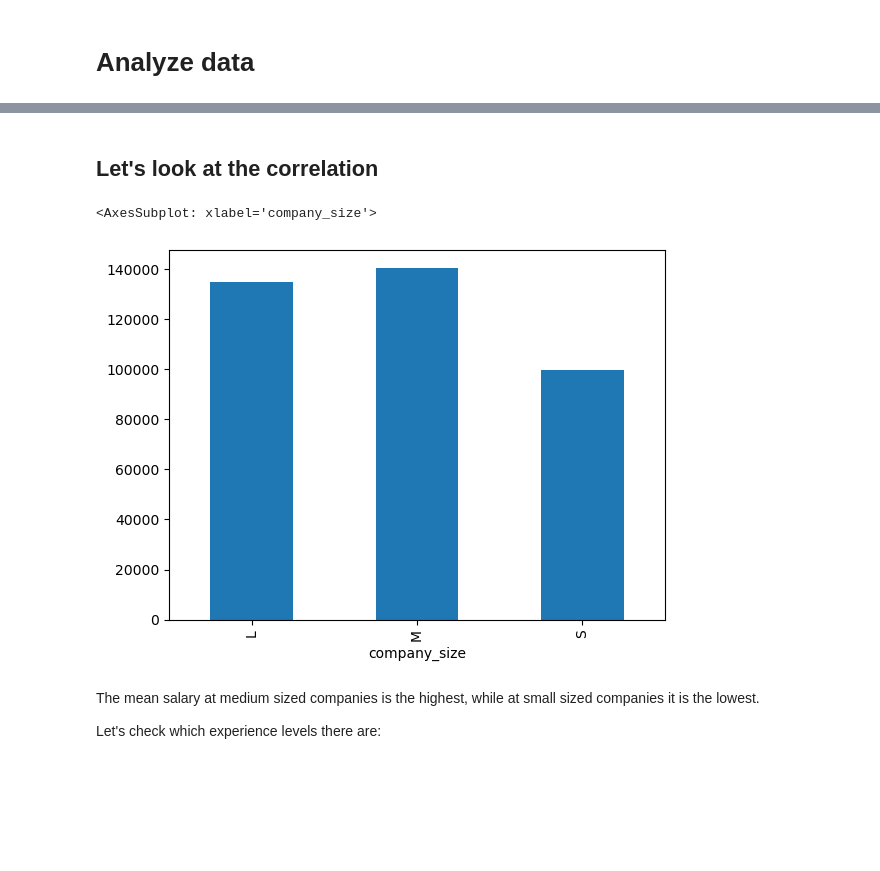
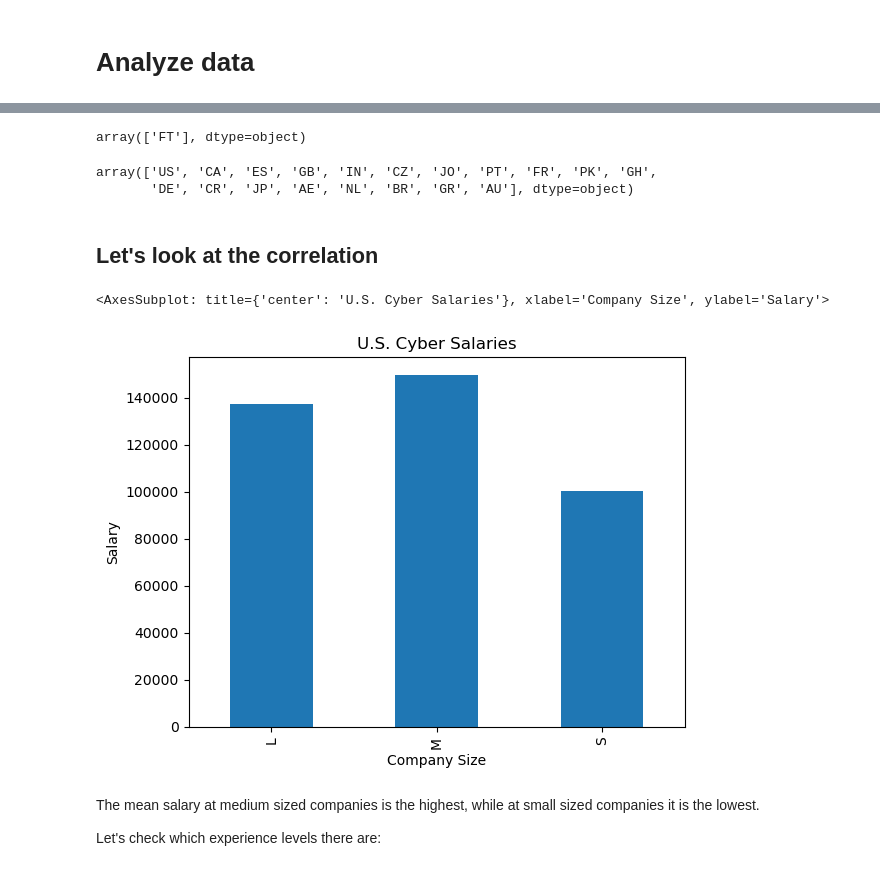
Before and after one commit to Korkmatik/DataScience, a Jupyter notebook: Projects/Cyber Security Salaries/02_us_data_analysis.ipynb, the cells around one changed output, grey strips where cells are left out. Cells and saved outputs as stored; diff of their text form; code cells hidden in the pictures; blank space fills up the shorter version.

```diff
--- a/Projects/Cyber Security Salaries/02_us_data_analysis.ipynb
+++ b/Projects/Cyber Security Salaries/02_us_data_analysis.ipynb
@@ -18,0 +19,2 @@ df.head()
+# %%
+df = df[df["employment_type"] == "FT"]
@@ -19,10 +30,19 @@ df.head()
+# %%
+df.employment_type.unique()
+# %% [output]
+array(['FT'], dtype=object)
+# %%
+df.employee_residence.unique()
+# %% [output]
+array(['US', 'CA', 'ES', 'GB', 'IN', 'CZ', 'JO', 'PT', 'FR', 'PK', 'GH',
+       'DE', 'CR', 'JP', 'AE', 'NL', 'BR', 'GR', 'AU'], dtype=object)
 # %% [markdown]
 ## Let's look at the correlation
 # %%
-df.groupby("company_size").mean().loc[:, "salary"].plot(kind="bar")
+df.groupby("company_size").mean().loc[:, "salary"].plot(kind="bar", xlabel="Company Size", ylabel="Salary", title="U.S. Cyber Salaries")
 # %% [output]
-<AxesSubplot: xlabel='company_size'>
+<AxesSubplot: title={'center': 'U.S. Cyber Salaries'}, xlabel='Company Size', ylabel='Salary'>
-[figure, old version]
+[figure, new version]
 # %% [markdown]
 The mean salary at medium sized companies is the highest, while at small sized companies it is the lowest.
 
```
Also changed, not shown: parts of 32 cells of this notebook, 2 other files.
